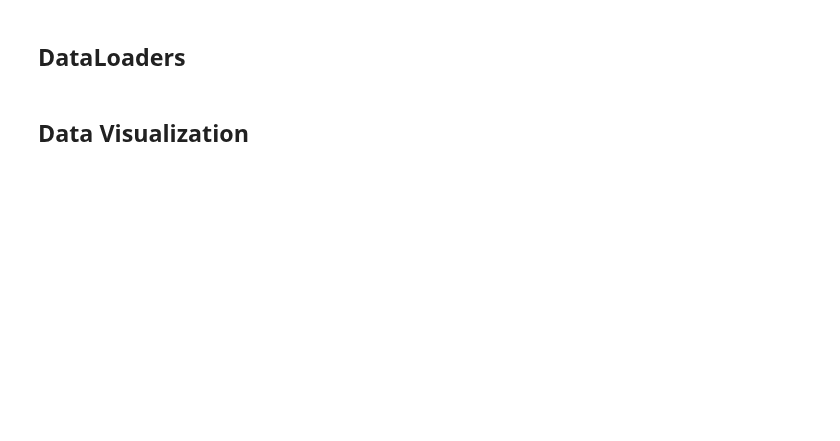
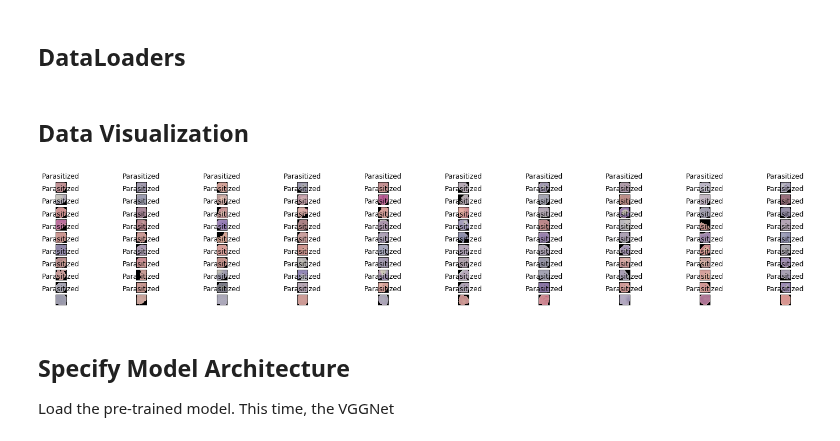
Before and after one commit to Joycechidi/Deep-Learning-Portfolio, a Jupyter notebook: CNN/Malaria_Cell_Detection_Using_VGGNet_Transfer_Learning.ipynb, the cells around one changed output. Saved outputs shown, nothing was run; the diff lists cells and outputs as text; code cells hidden in the pictures; blank space fills up the shorter version.

Commit message:
Specify model architecture (vgg16 pretrained model)

```diff
--- a/CNN/Malaria_Cell_Detection_Using_VGGNet_Transfer_Learning.ipynb
+++ b/CNN/Malaria_Cell_Detection_Using_VGGNet_Transfer_Learning.ipynb
@@ -171,25 +177,27 @@ print("Test", test_count, np.sum(len(test_idx)/num_train))
 ## **DataLoaders**
 # %%
 # Define dataloaders parameters
-batch_size = 100
-num_workers = 0
-
-#prepare dataloaders
-train_loader = torch.utils.data.DataLoader(train_data, batch_size=batch_size,
-                                           num_workers=num_workers, shuffle=True)
-test_loader = torch.utils.data.DataLoader(test_data, batch_size=batch_size,
-                                          num_workers=num_workers, shuffle=True)
+# Define the dataloaders using the image datasets
+trainloader = torch.utils.data.DataLoader(train_data, batch_size = 100, shuffle = True)
+validloader = torch.utils.data.DataLoader(valid_data, batch_size = 50, sampler = valid_sampler)
+testloader = torch.utils.data.DataLoader(test_data, batch_size = 50, sampler = test_sampler)
 # %% [markdown]
 ## **Data Visualization**
 # %%
 # obtain one batch of training images
-dataiter = iter(train_loader)
+dataiter = iter(trainloader)
 images, labels = dataiter.next()
 images = images.numpy() # convert images to numpy for display
 
 # plot the images in the batch, along with the corresponding labels
 fig = plt.figure(figsize=(25, 4))
 for idx in np.arange(100):
     ax = fig.add_subplot(10, 100/10, idx+1, xticks=[], yticks=[])
     plt.imshow(np.transpose(images[idx], (1, 2, 0)))
     ax.set_title(classes[labels[idx]])
+# %% [output]
+[figure, added]
+# %% [markdown]
+## Specify Model Architecture
+
+Load the pre-trained model. This time, the VGGNet
```
Also changed, not shown: parts of 7 cells of this notebook.
